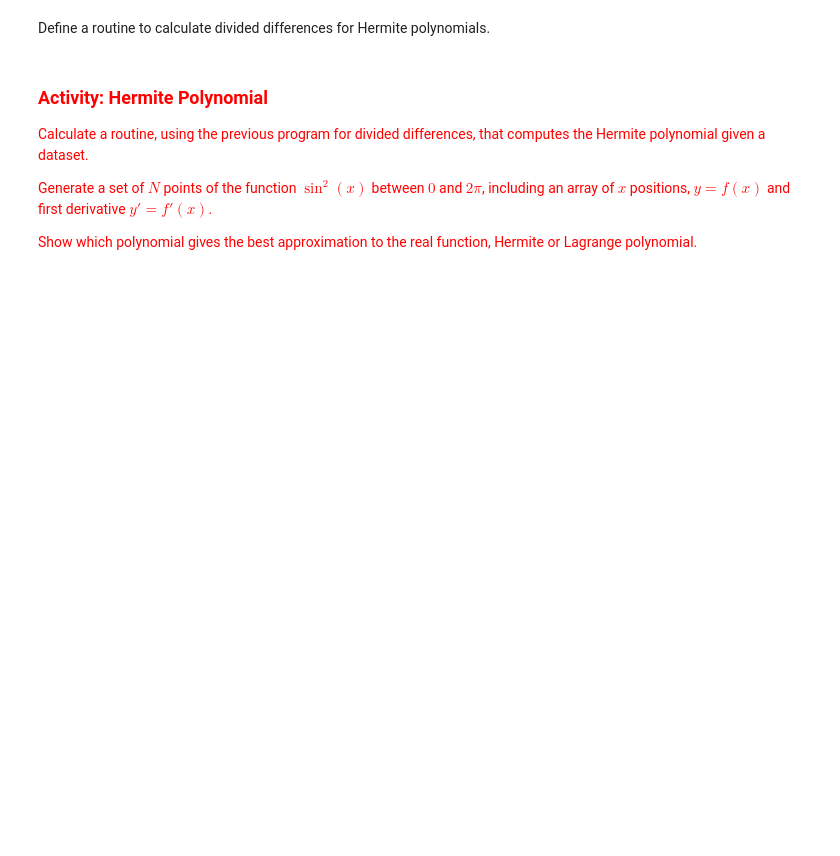
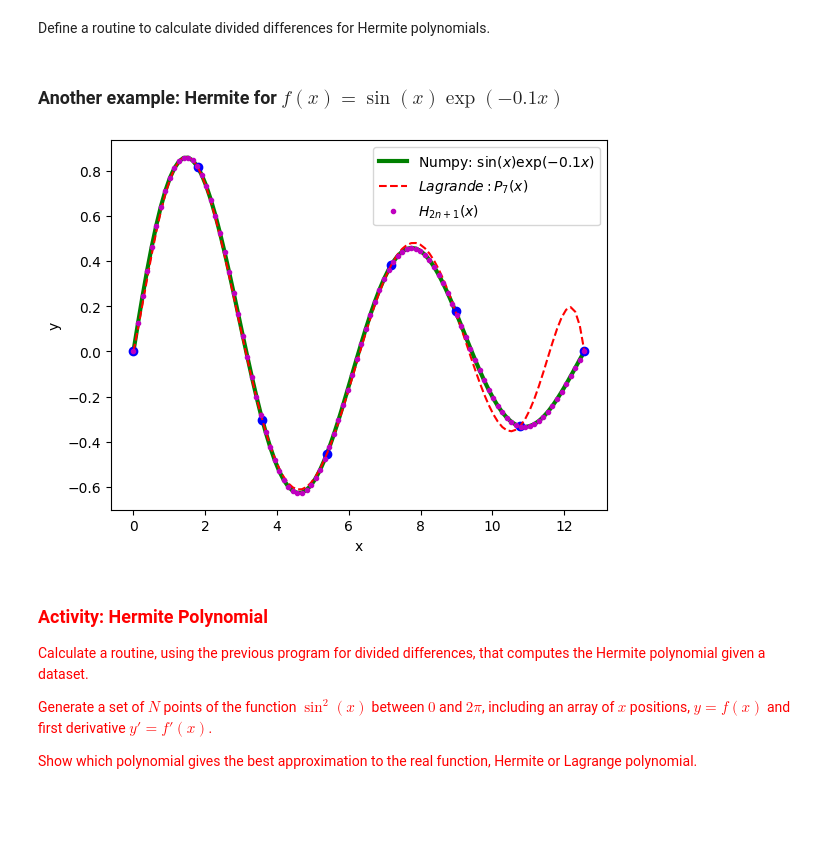
Before and after one commit to anferivera/Programming, a Jupyter notebook: 4_interpolation.ipynb, the cells around one changed output. Drawn from its saved outputs; the diff is of its cells as text; code cells hidden in the pictures; blank space fills up the shorter version.

```diff
--- a/4_interpolation.ipynb
+++ b/4_interpolation.ipynb
@@ -521,6 +524,53 @@ def Dh( j, k, Zn, Yn, Ypn ):
     #If higher divided difference
     else:
         return (Dh(j+1, k-1, Zn, Yn, Ypn)-Dh(j, k-1, Zn, Yn, Ypn))/(Zn[j+k]-Zn[j])
+# %%
+def Hermite(Zn, Yn, Ypn, x ):
+  a,b,c=0,1,0
+  a = Dh( 0, 0, Zn, Yn, Ypn )
+
+  for k in range(1,len(Zn)+1):
+    b *= (x-Zn[k-1])
+    c += Dh( 0, k, Zn, Yn, Ypn )*b #WARNING j=0
+  return a+c
+# %% [markdown]
+### Another example: Hermite for $f(x)=\sin(x)\exp(-0.1x)$
+# %%
+#Number of points
+N = 8
+Xn = np.linspace(0,4*np.pi,N)
+Yn = np.sin(x3)*np.exp(-0.1*x3)
+
+df= lambda x: (-0.1*np.sin(x)+np.cos(x))*np.exp(-0.1*x)
+Ypn = df(Xn)
+
+#Lagrange Polynomial coeficients
+poly3 = lagrange(Xn, Yn)
+#print(poly)
+
+#Zi secuencia
+Zn=[]
+for i in range(len(Xn)):
+    Zn.append(Xn[i])
+    Zn.append(Xn[i])
+# %%
+x = np.linspace(0,4*np.pi,100)
+y = np.sin(x)*np.exp(-0.1*x)
+
+yH = Hermite(Zn, Yn, Ypn, x )
+
+plt.plot(x,np.sin(x)*np.exp(-0.1*x),'g-',lw=3,label='Numpy: $\\sin(x)\\exp(-0.1x)$')
+#plt.plot(x,np.sin(x)*np.exp(-0.1*x),'r-')
+plt.plot(Xn,Yn,'bo')
+plt.plot(x, Polynomial(poly3.coef[::-1])(x), 'r--',label=r'$Lagrande: P_7(x)$')
+plt.plot(x,yH, 'm.', label=r'$H_{2n+1}(x)$')
+
+plt.xlabel('x')
+plt.ylabel('y')
+plt.legend()
+plt.show()
+# %% [output]
+[figure, added]
 # %% [markdown]
 ### <font color='red'> **Activity: Hermite Polynomial** </font>
 
```
Also changed, not shown: parts of 8 cells of this notebook.
